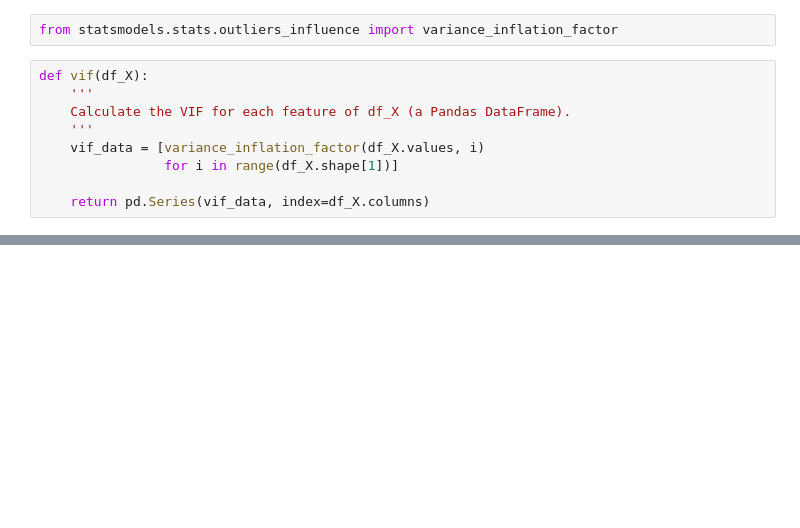
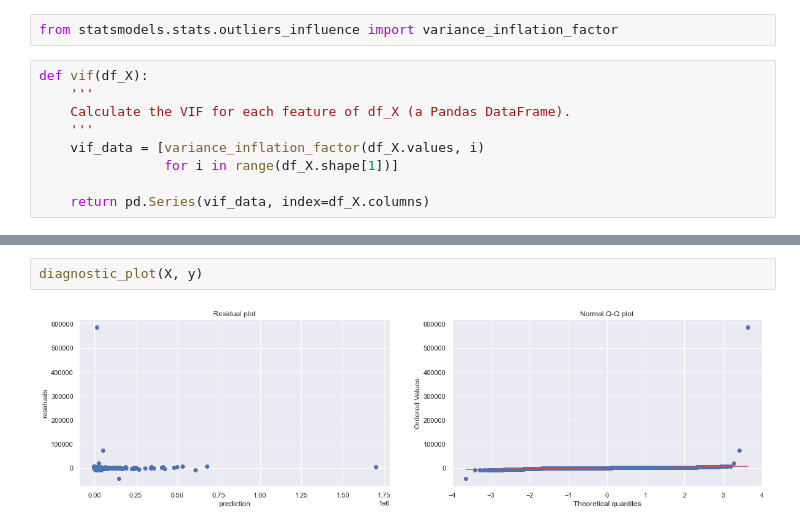
Before and after one commit to MichaelHarnett/Regression_Metis, a Jupyter notebook: steamspy_api_scraping.ipynb, the cells around one changed output, grey strips where cells are left out. Saved outputs shown, nothing was run; the diff lists cells and outputs as text; blank space fills up the shorter version.

```diff
--- a/steamspy_api_scraping.ipynb
+++ b/steamspy_api_scraping.ipynb
@@ -311,0 +342,4 @@ Length: 85, dtype: float64
+# %%
+diagnostic_plot(X, y)
+# %% [output]
+[figure, added]
```
Also changed, not shown: parts of 10 cells of this notebook, 1 other file.
